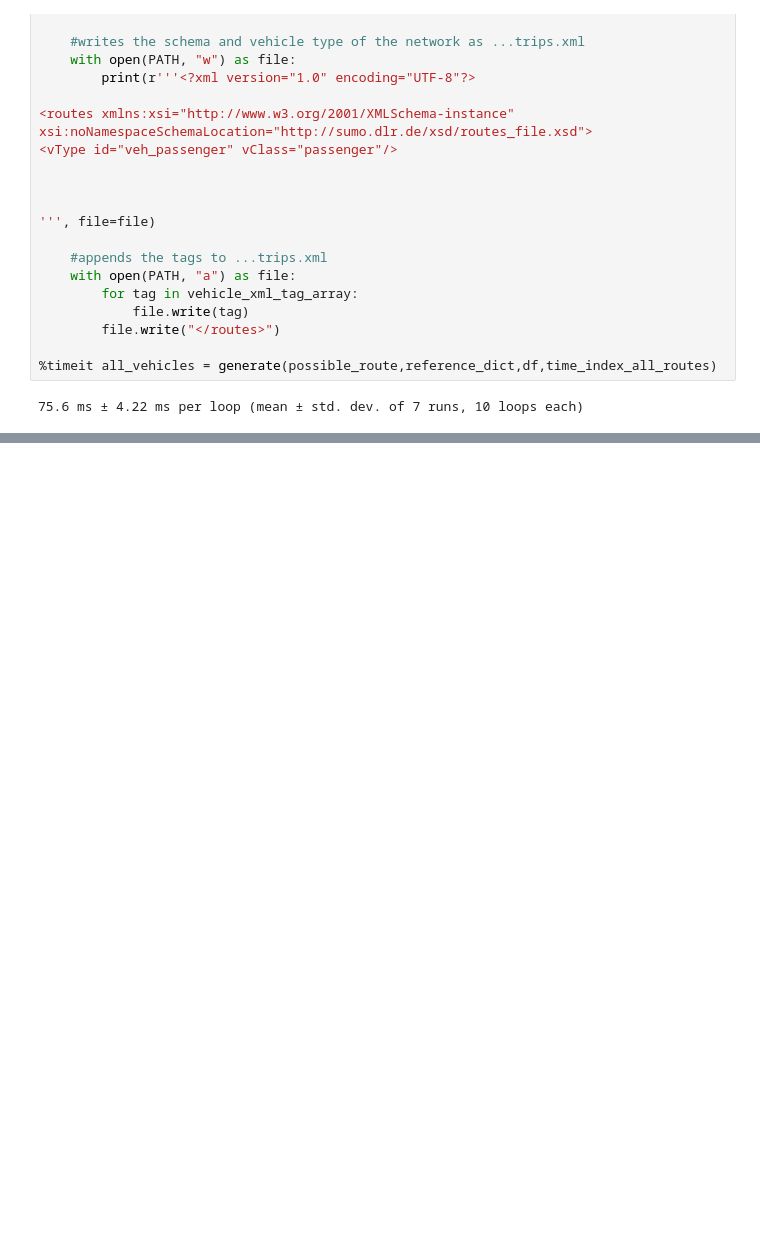
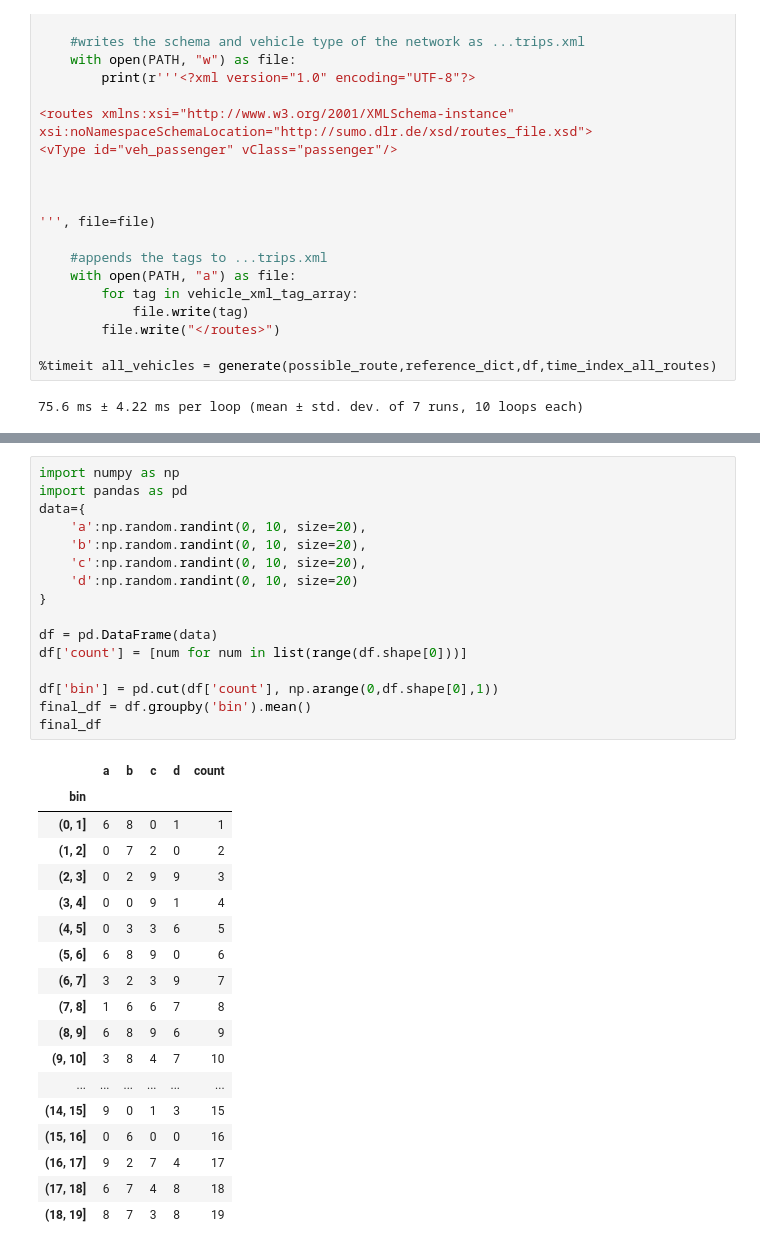
Before and after one commit to gsulay/XUTrafficSignalOptimization2122, a Jupyter notebook: Playground.ipynb, the cells around one changed output, grey strips where cells are left out. Drawn from its saved outputs; the diff is of its cells as text; blank space fills up the shorter version.

```diff
--- a/Playground.ipynb
+++ b/Playground.ipynb
@@ -143,0 +130,35 @@ all_
+# %%
+import numpy as np
+import pandas as pd
+data={
+    'a':np.random.randint(0, 10, size=20),
+    'b':np.random.randint(0, 10, size=20),
+    'c':np.random.randint(0, 10, size=20),
+    'd':np.random.randint(0, 10, size=20)
+}
+
+df = pd.DataFrame(data)
+df['count'] = [num for num in list(range(df.shape[0]))]
+
+df['bin'] = pd.cut(df['count'], np.arange(0,df.shape[0],1))
+final_df = df.groupby('bin').mean()
+final_df
+# %% [output]
+|  | a | b | c | d | count |
+| bin |  |  |  |  |  |
+| (0, 1] | 6 | 8 | 0 | 1 | 1 |
+| (1, 2] | 0 | 7 | 2 | 0 | 2 |
+| (2, 3] | 0 | 2 | 9 | 9 | 3 |
+| (3, 4] | 0 | 0 | 9 | 1 | 4 |
+| (4, 5] | 0 | 3 | 3 | 6 | 5 |
+| (5, 6] | 6 | 8 | 9 | 0 | 6 |
+| (6, 7] | 3 | 2 | 3 | 9 | 7 |
+| (7, 8] | 1 | 6 | 6 | 7 | 8 |
+| (8, 9] | 6 | 8 | 9 | 6 | 9 |
+| (9, 10] | 3 | 8 | 4 | 7 | 10 |
+| ... | ... | ... | ... | ... | ... |
+| (14, 15] | 9 | 0 | 1 | 3 | 15 |
+| (15, 16] | 0 | 6 | 0 | 0 | 16 |
+| (16, 17] | 9 | 2 | 7 | 4 | 17 |
+| (17, 18] | 6 | 7 | 4 | 8 | 18 |
+| (18, 19] | 8 | 7 | 3 | 8 | 19 |
```
Also changed, not shown: parts of 5 cells of this notebook.
